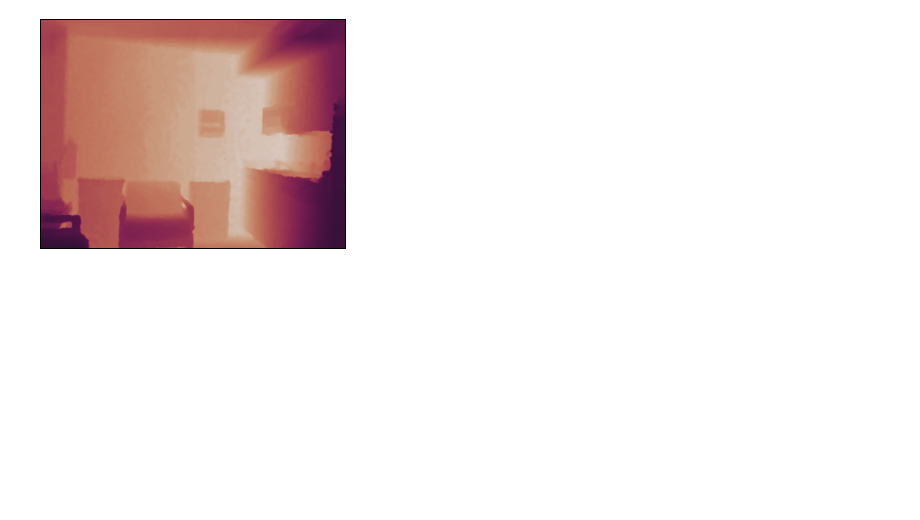
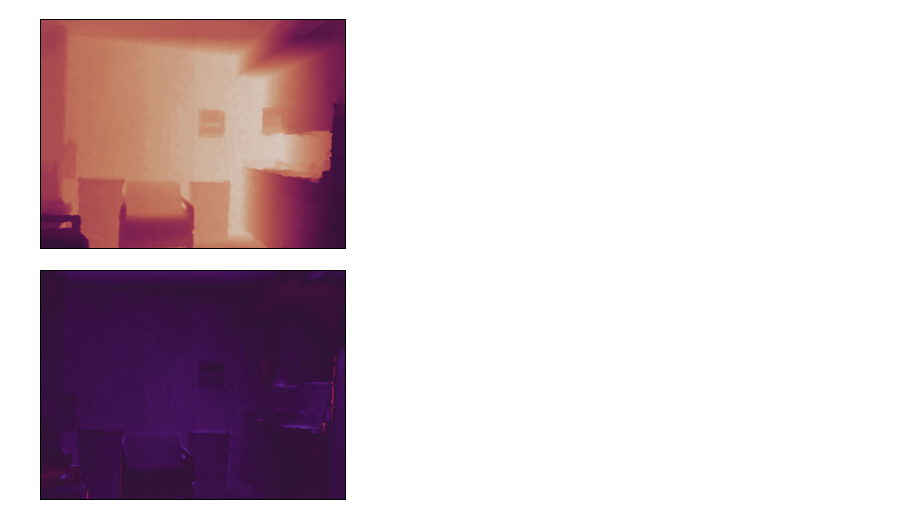
Before and after one commit to jk4011/SparseDC, a Jupyter notebook: notebooks/marigold.ipynb, the cells around one changed output. Saved outputs shown, nothing was run; the diff lists cells and outputs as text; code cells hidden in the pictures; blank space fills up the shorter version.

```diff
--- a/notebooks/marigold.ipynb
+++ b/notebooks/marigold.ipynb
@@ -112,3 +497,7 @@ depth = scale.view(-1, 1, 1) * depth + shift.view(-1, 1, 1)
 ((gt_depth - gt_depth.min()) / 2).chans
 # %% [output]
 [figure]
+# %%
+(((depth - depth.min()) / 2) - (gt_depth - gt_depth.min()) / 2).chans
+# %% [output]
+[figure, added]
```
Also changed, not shown: parts of 13 cells of this notebook, 2 other files.
